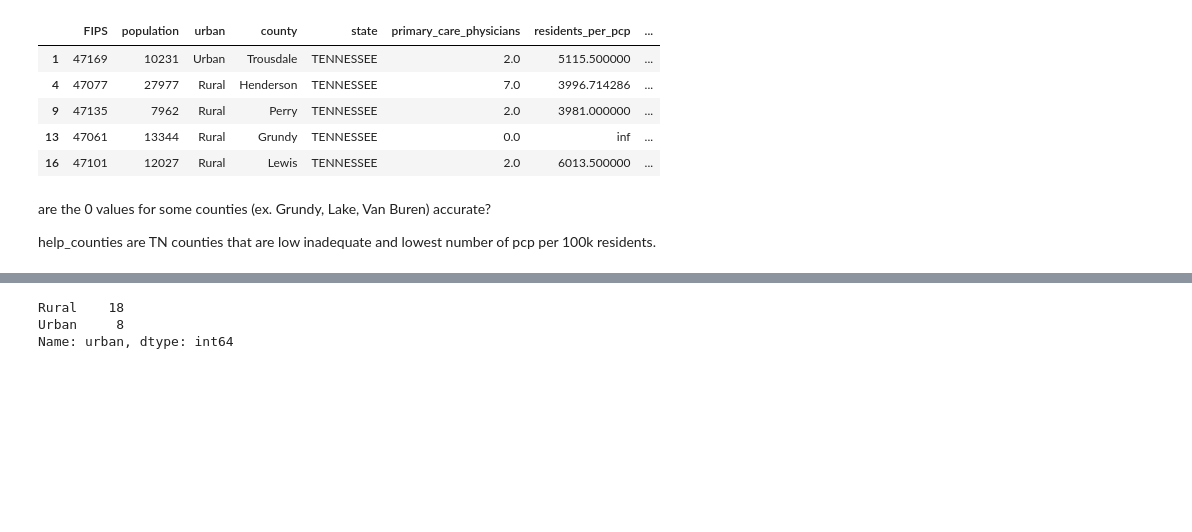
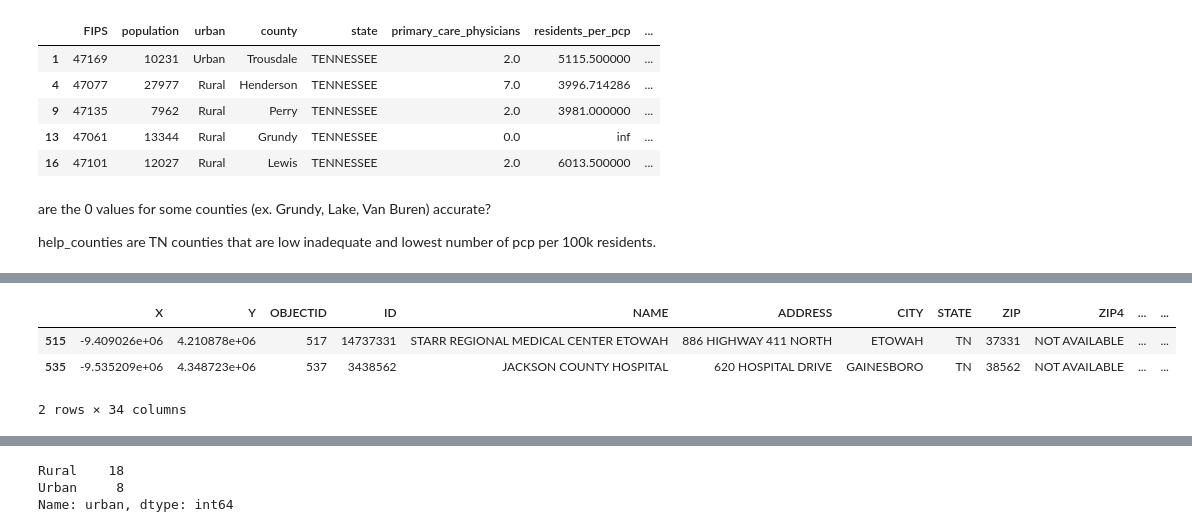
Before and after one commit to ludermln/data-science-essentials-4, a Jupyter notebook: notebooks/Week_2_3_4_tasks.ipynb, the cells around one changed output, grey strips where cells are left out. Saved outputs shown, nothing was run; the diff lists cells and outputs as text; code cells hidden in the pictures; blank space fills up the shorter version.

```diff
--- a/notebooks/Week_2_3_4_tasks.ipynb
+++ b/notebooks/Week_2_3_4_tasks.ipynb
@@ -710,0 +730,7 @@ help_counties are TN counties that are low inadequate and lowest number of pcp p
+# %%
+hospitals.head(2)
+# %% [output]
+|  | X | Y | OBJECTID | ID | NAME | ADDRESS | CITY | STATE | ZIP | ZIP4 | ... | ... |
+| 515 | -9.409026e+06 | 4.210878e+06 | 517 | 14737331 | STARR REGIONAL MEDICAL CENTER ETOWAH | 886 HIGHWAY 411 NORTH | ETOWAH | TN | 37331 | NOT AVAILABLE | ... | ... |
+| 535 | -9.535209e+06 | 4.348723e+06 | 537 | 3438562 | JACKSON COUNTY HOSPITAL | 620 HOSPITAL DRIVE | GAINESBORO | TN | 38562 | NOT AVAILABLE | ... | ... |
+2 rows × 34 columns
```
Also changed, not shown: parts of 14 cells of this notebook, 5 other files.
